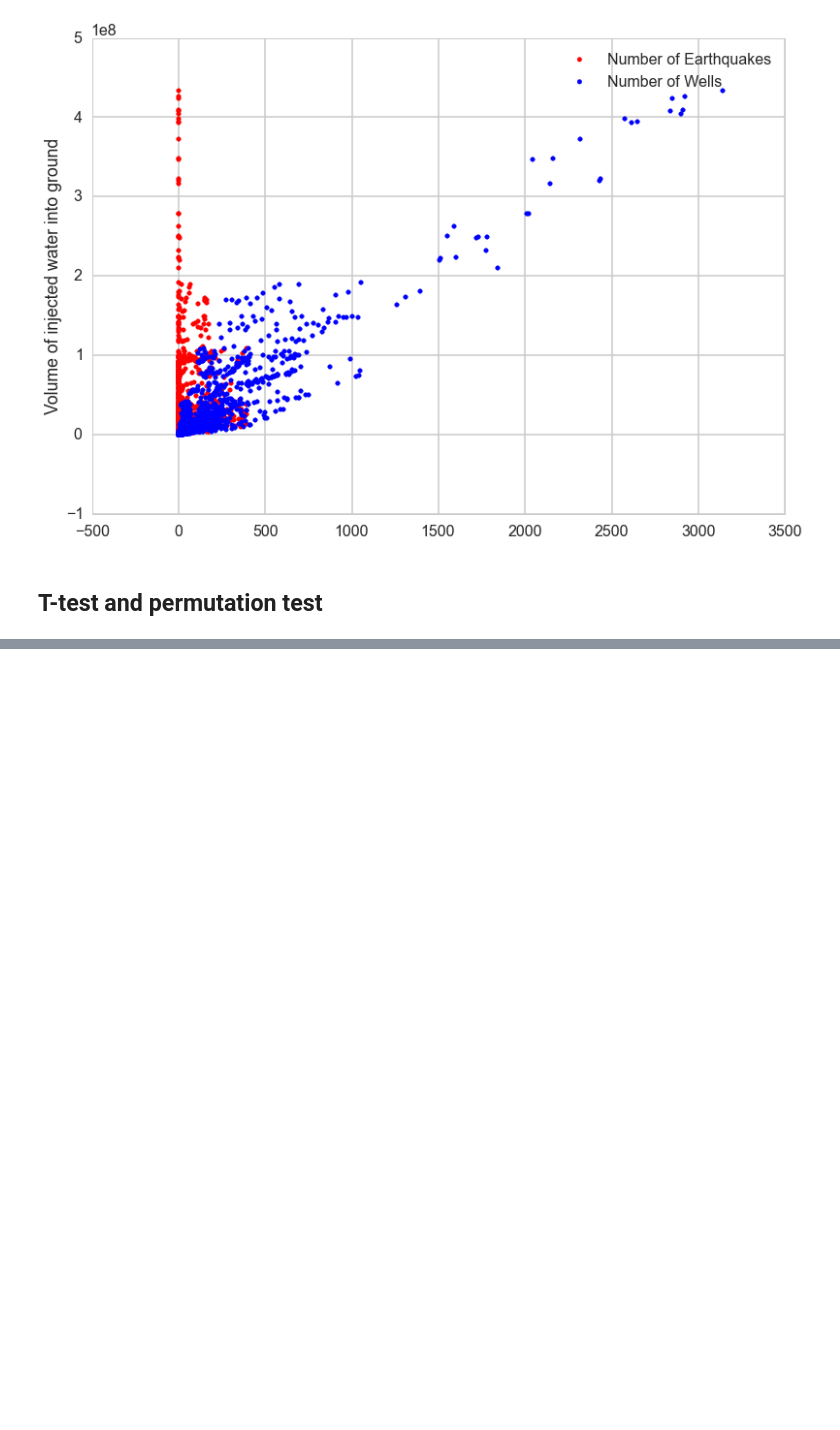
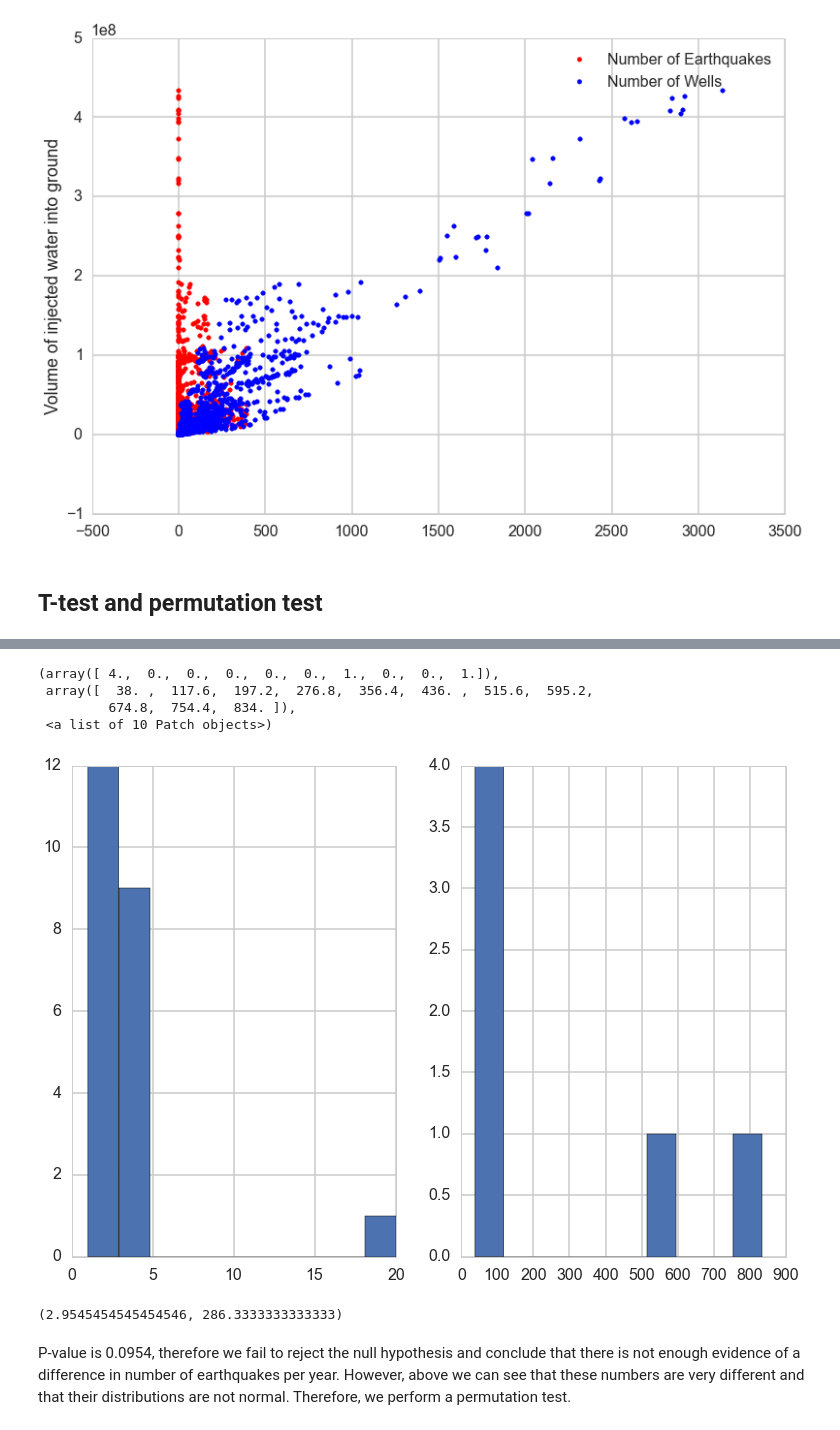
Before and after one commit to tperol/earthquake-clusters, a Jupyter notebook: Experiment_Poels.ipynb, the cells around one changed output, grey strips where cells are left out. Cells and saved outputs as stored; diff of their text form; code cells hidden in the pictures; blank space fills up the shorter version.

Commit message:
Finished t-test. Performing permutation test

```diff
--- a/Experiment_Poels.ipynb
+++ b/Experiment_Poels.ipynb
@@ -333,0 +335,18 @@ Name: prefmag, dtype: int64
+# %%
+fig = plt.figure()
+ax1 = fig.add_subplot(121)
+ax1.hist(eq_df_priorByYear)
+ax2 = fig.add_subplot(122)
+ax2.hist(eq_df_postByYear)
+# %% [output]
+(array([ 4.,  0.,  0.,  0.,  0.,  0.,  1.,  0.,  0.,  1.]),
+ array([  38. ,  117.6,  197.2,  276.8,  356.4,  436. ,  515.6,  595.2,
+         674.8,  754.4,  834. ]),
+ <a list of 10 Patch objects>)
+[figure, added]
+# %%
+eq_df_priorByYear.mean(), eq_df_postByYear.mean()
+# %% [output]
+(2.9545454545454546, 286.3333333333333)
+# %% [markdown]
+P-value is 0.0954, therefore we fail to reject the null hypothesis and conclude that there is not enough evidence of a difference in number of earthquakes per year. However, above we can see that these numbers are very different and that their distributions are not normal. Therefore, we perform a permutation test.
```
Also changed, not shown: parts of 8 cells of this notebook.
